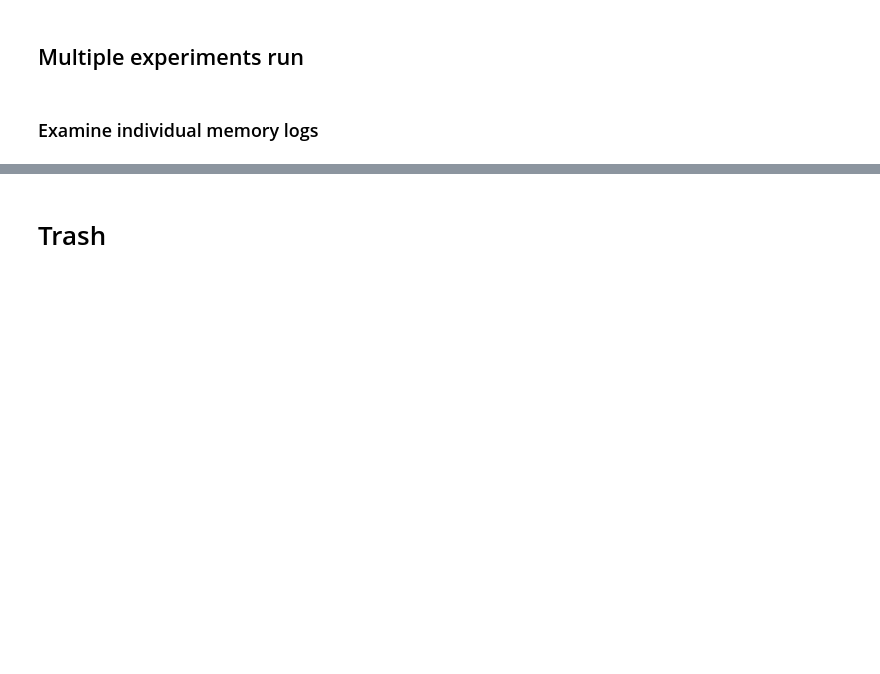
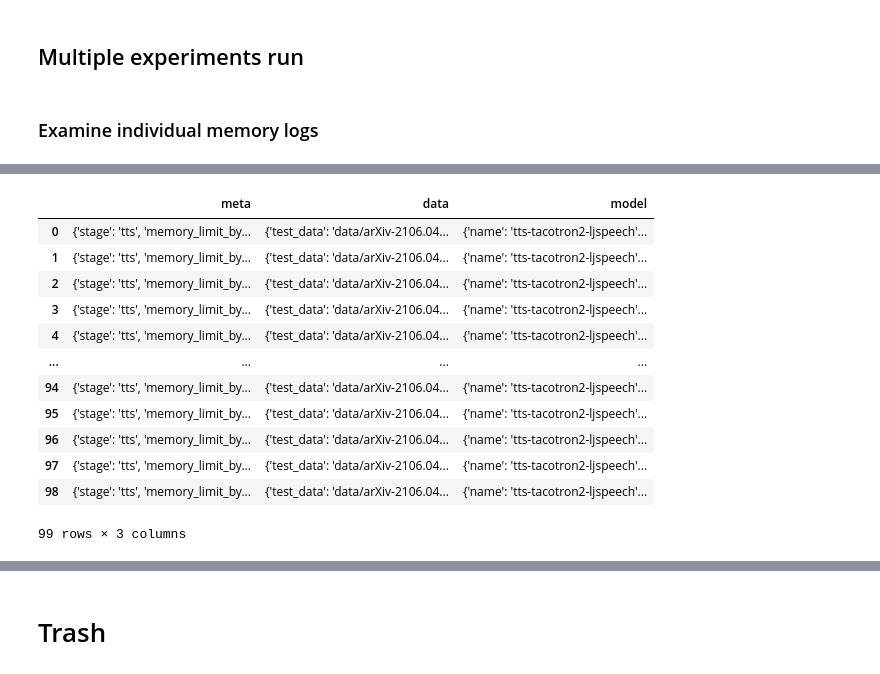
Before and after one commit to vodkolav/ArticleReader, a Jupyter notebook: Benchmarking.ipynb, the cells around one changed output, grey strips where cells are left out. Drawn from its saved outputs; the diff is of its cells as text; code cells hidden in the pictures; blank space fills up the shorter version.

```diff
--- a/Benchmarking.ipynb
+++ b/Benchmarking.ipynb
@@ -243,0 +386,19 @@ torch.torch_version.internal_version
+# %%
+## jq query to update value at path meta.device
+
+
+def upd_path(pth, val, templ):
+    if jq.compile(f'.{pth}?').input(templ).first():
+        jqquery = f'.{pth} = "{val}"'
+        templ = jq.compile(jqquery).input(templ).first()
+        #print(f"set {k} to {o}")
+        return templ
+    else:
+        print(f"key {pth} not in template")
+        raise KeyError(pth)
+
+pth = "meta.chunk_length"
+
+wat = upd_path(pth, '344' , templ)
+# print(len(wat))
+wat
@@ -243,0 +417,14 @@ torch.torch_version.internal_version
+# %%
+
+def span_grid(grid, templ):
+    cases = []
+    for caSe in permutations(grid):
+        t = templ.copy()
+        for k,v in caSe.items():
+            t = upd_path(k, v, t)
+        cases.append(t)
+    return cases
+
+new_templ = span_grid(grid, templ)
+
+print(len(new_templ))
@@ -243,0 +454,16 @@ torch.torch_version.internal_version
+# %%
+pd.DataFrame(new_templ)
+# %% [output]
+|  | meta | data | model |
+| 0 | {'stage': 'tts', 'memory_limit_by... | {'test_data': 'data/arXiv-2106.04... | {'name': 'tts-tacotron2-ljspeech'... |
+| 1 | {'stage': 'tts', 'memory_limit_by... | {'test_data': 'data/arXiv-2106.04... | {'name': 'tts-tacotron2-ljspeech'... |
+| 2 | {'stage': 'tts', 'memory_limit_by... | {'test_data': 'data/arXiv-2106.04... | {'name': 'tts-tacotron2-ljspeech'... |
+| 3 | {'stage': 'tts', 'memory_limit_by... | {'test_data': 'data/arXiv-2106.04... | {'name': 'tts-tacotron2-ljspeech'... |
+| 4 | {'stage': 'tts', 'memory_limit_by... | {'test_data': 'data/arXiv-2106.04... | {'name': 'tts-tacotron2-ljspeech'... |
+| ... | ... | ... | ... |
+| 94 | {'stage': 'tts', 'memory_limit_by... | {'test_data': 'data/arXiv-2106.04... | {'name': 'tts-tacotron2-ljspeech'... |
+| 95 | {'stage': 'tts', 'memory_limit_by... | {'test_data': 'data/arXiv-2106.04... | {'name': 'tts-tacotron2-ljspeech'... |
+| 96 | {'stage': 'tts', 'memory_limit_by... | {'test_data': 'data/arXiv-2106.04... | {'name': 'tts-tacotron2-ljspeech'... |
+| 97 | {'stage': 'tts', 'memory_limit_by... | {'test_data': 'data/arXiv-2106.04... | {'name': 'tts-tacotron2-ljspeech'... |
+| 98 | {'stage': 'tts', 'memory_limit_by... | {'test_data': 'data/arXiv-2106.04... | {'name': 'tts-tacotron2-ljspeech'... |
+99 rows × 3 columns
```
Also changed, not shown: parts of 19 cells of this notebook, 3 other files.
